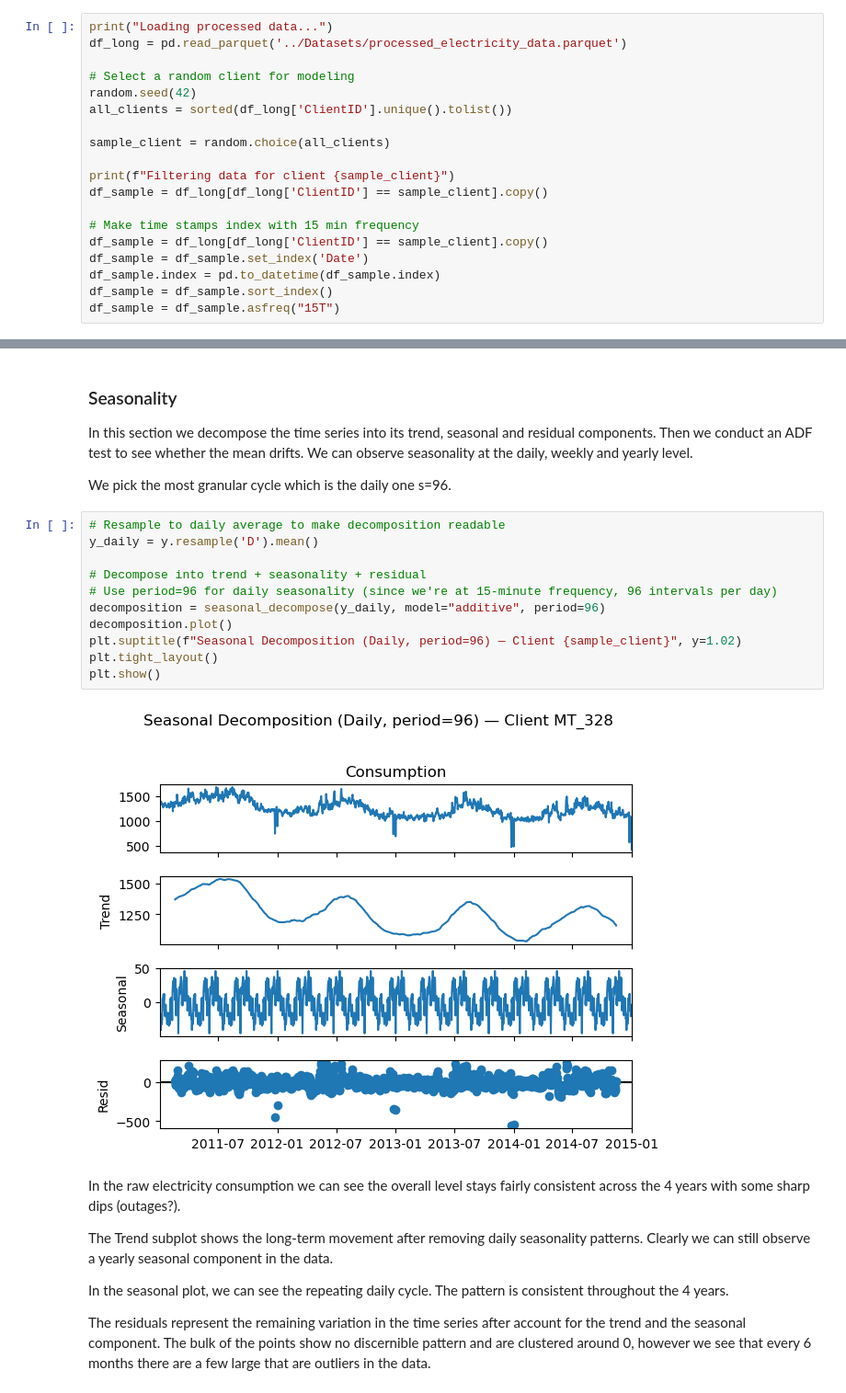
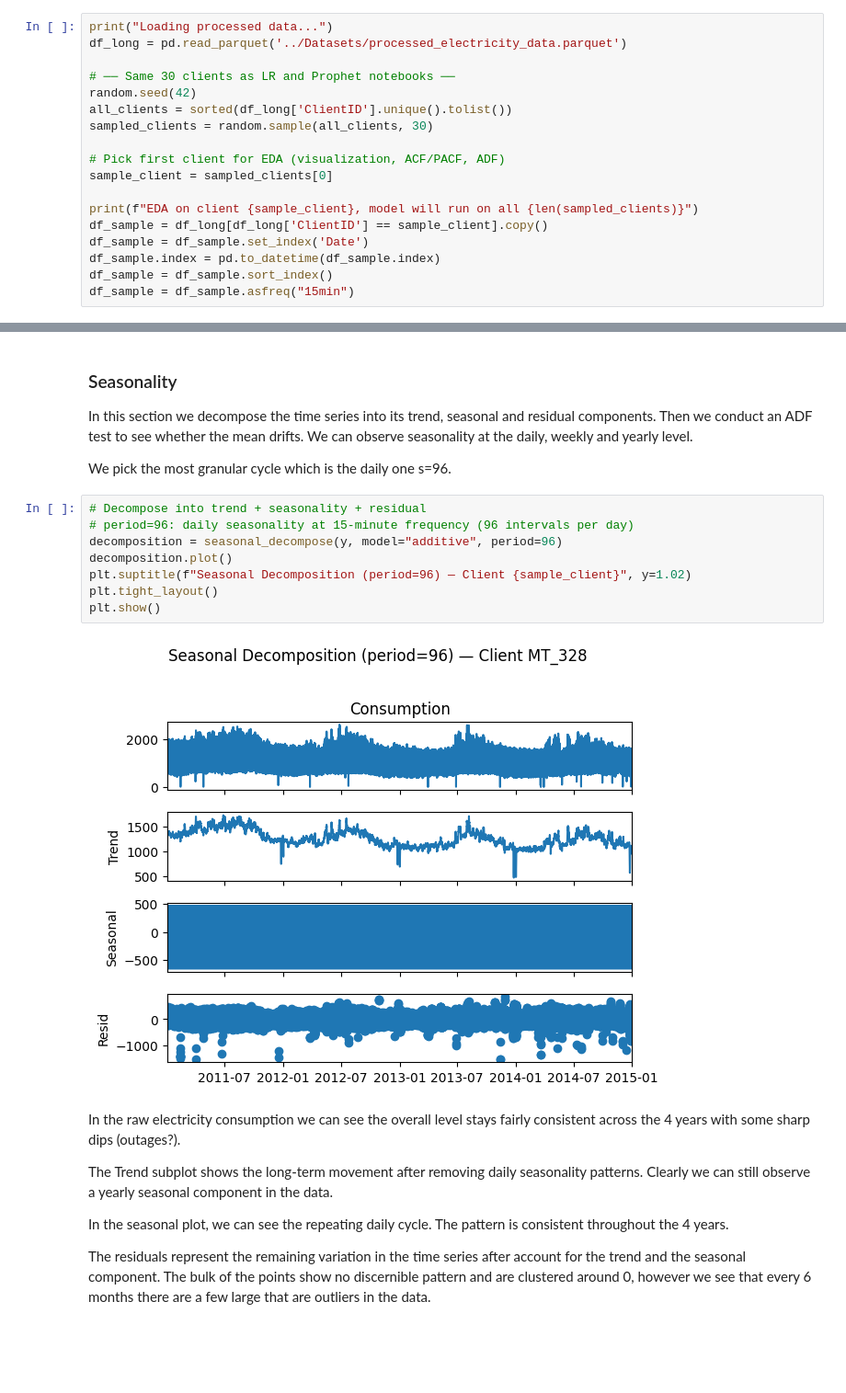
Before and after one commit to lucabarattini/forecasting-electricity, a Jupyter notebook: notebooks/3_sarimax.ipynb, the cells around one changed output, grey strips where cells are left out. Shown at 92% size. Drawn from its saved outputs; the diff is of its cells as text; blank space fills up the shorter version.

Commit message:
Maxi commit, fixed Sarimax, minor changes to LR + Prophet

```diff
--- a/notebooks/3_sarimax.ipynb
+++ b/notebooks/3_sarimax.ipynb
@@ -28,20 +31,19 @@ from sklearn.metrics import mean_absolute_error, mean_squared_error
 print("Loading processed data...")
 df_long = pd.read_parquet('../Datasets/processed_electricity_data.parquet')
 
-# Select a random client for modeling
+# ── Same 30 clients as LR and Prophet notebooks ──
 random.seed(42)
 all_clients = sorted(df_long['ClientID'].unique().tolist())
+sampled_clients = random.sample(all_clients, 30)
 
-sample_client = random.choice(all_clients)
+# Pick first client for EDA (visualization, ACF/PACF, ADF)
+sample_client = sampled_clients[0]
 
-print(f"Filtering data for client {sample_client}")
-df_sample = df_long[df_long['ClientID'] == sample_client].copy()
-
-# Make time stamps index with 15 min frequency
+print(f"EDA on client {sample_client}, model will run on all {len(sampled_clients)}")
 df_sample = df_long[df_long['ClientID'] == sample_client].copy()
 df_sample = df_sample.set_index('Date')
 df_sample.index = pd.to_datetime(df_sample.index)
 df_sample = df_sample.sort_index()
-df_sample = df_sample.asfreq("15T")
+df_sample = df_sample.asfreq("15min")
 # %% [output]
 Loading processed data...
@@ -102,18 +104,15 @@ We can observe seasonality at the daily, weekly and yearly level.
 
 We pick the most granular cycle which is the daily one s=96.
 # %%
-# Resample to daily average to make decomposition readable
-y_daily = y.resample('D').mean()
-
 # Decompose into trend + seasonality + residual
-# Use period=96 for daily seasonality (since we're at 15-minute frequency, 96 intervals per day)
-decomposition = seasonal_decompose(y_daily, model="additive", period=96)
+# period=96: daily seasonality at 15-minute frequency (96 intervals per day)
+decomposition = seasonal_decompose(y, model="additive", period=96)
 decomposition.plot()
-plt.suptitle(f"Seasonal Decomposition (Daily, period=96) — Client {sample_client}", y=1.02)
+plt.suptitle(f"Seasonal Decomposition (period=96) — Client {sample_client}", y=1.02)
 plt.tight_layout()
 plt.show()
 # %% [output]
-[figure, old version]
+[figure, new version]
 # %% [markdown]
 In the raw electricity consumption we can see the overall level stays fairly consistent across the 4 years with some sharp dips (outages?).
 
```
Also changed, not shown: parts of 6 cells of this notebook, 3 other files.
